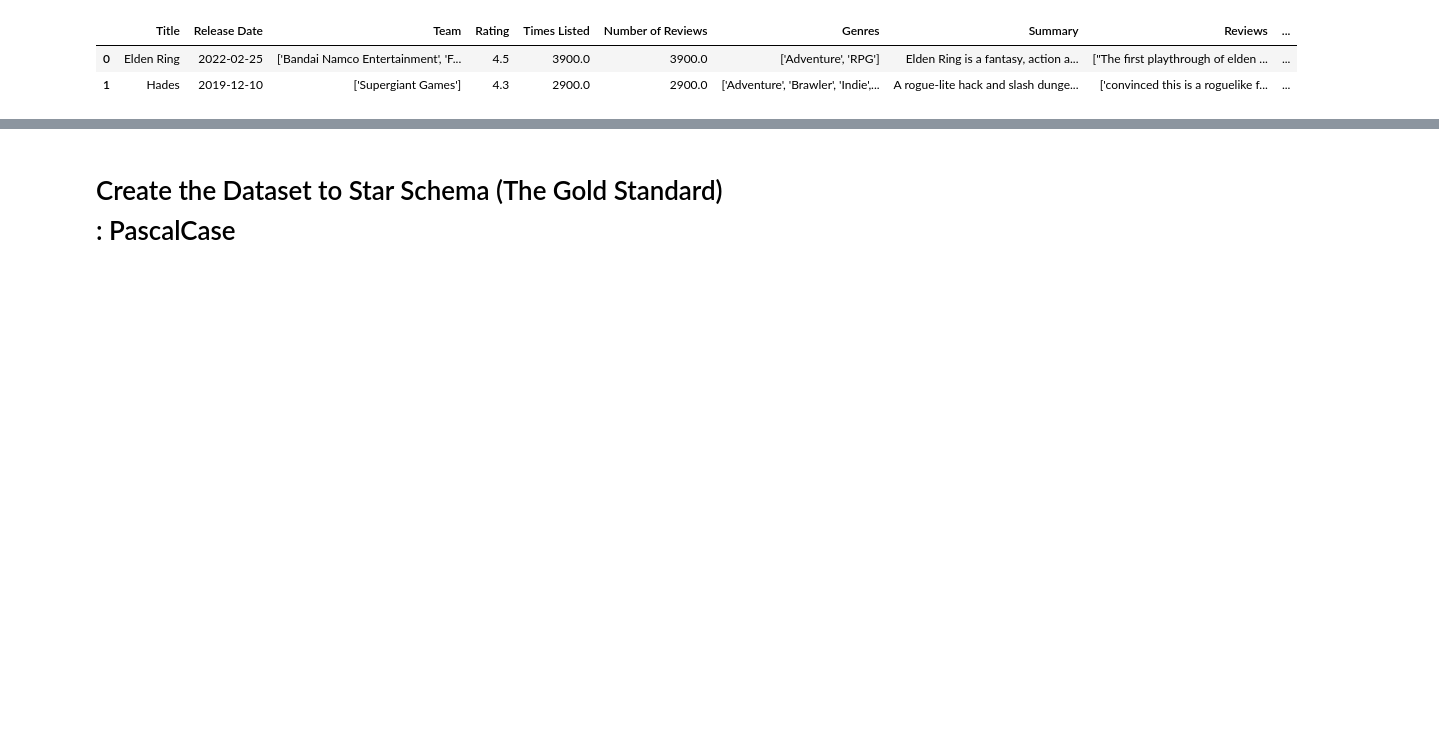
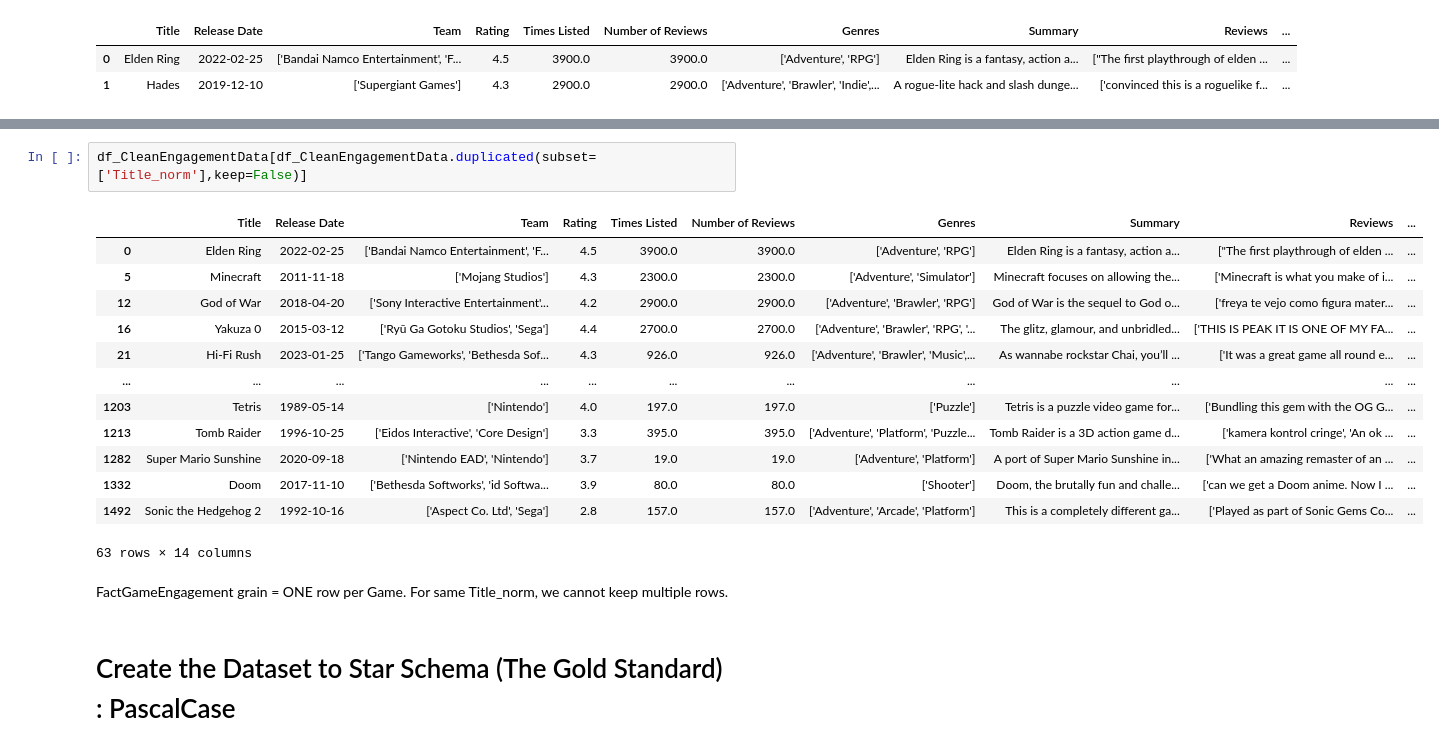
Before and after one commit to Simran-Sh/Labmentix-Internship, a Jupyter notebook: Video_GameDataAnalysis/VideoGamePhase1b.ipynb, the cells around one changed output, grey strips where cells are left out. Cells and saved outputs as stored; diff of their text form; blank space fills up the shorter version.

```diff
--- a/Video_GameDataAnalysis/VideoGamePhase1b.ipynb
+++ b/Video_GameDataAnalysis/VideoGamePhase1b.ipynb
@@ -18,3 +42,21 @@ df_CleanEngagementData.head(2)
+# %%
+df_CleanEngagementData[df_CleanEngagementData.duplicated(subset=['Title_norm'],keep=False)]
+# %% [output]
+|  | Title | Release Date | Team | Rating | Times Listed | Number of Reviews | Genres | Summary | Reviews | ... |
+| 0 | Elden Ring | 2022-02-25 | ['Bandai Namco Entertainment', 'F... | 4.5 | 3900.0 | 3900.0 | ['Adventure', 'RPG'] | Elden Ring is a fantasy, action a... | ["The first playthrough of elden ... | ... |
+| 5 | Minecraft | 2011-11-18 | ['Mojang Studios'] | 4.3 | 2300.0 | 2300.0 | ['Adventure', 'Simulator'] | Minecraft focuses on allowing the... | ['Minecraft is what you make of i... | ... |
+| 12 | God of War | 2018-04-20 | ['Sony Interactive Entertainment'... | 4.2 | 2900.0 | 2900.0 | ['Adventure', 'Brawler', 'RPG'] | God of War is the sequel to God o... | ['freya te vejo como figura mater... | ... |
+| 16 | Yakuza 0 | 2015-03-12 | ['Ryū Ga Gotoku Studios', 'Sega'] | 4.4 | 2700.0 | 2700.0 | ['Adventure', 'Brawler', 'RPG', '... | The glitz, glamour, and unbridled... | ['THIS IS PEAK IT IS ONE OF MY FA... | ... |
+| 21 | Hi-Fi Rush | 2023-01-25 | ['Tango Gameworks', 'Bethesda Sof... | 4.3 | 926.0 | 926.0 | ['Adventure', 'Brawler', 'Music',... | As wannabe rockstar Chai, you’ll ... | ['It was a great game all round e... | ... |
+| ... | ... | ... | ... | ... | ... | ... | ... | ... | ... | ... |
+| 1203 | Tetris | 1989-05-14 | ['Nintendo'] | 4.0 | 197.0 | 197.0 | ['Puzzle'] | Tetris is a puzzle video game for... | ['Bundling this gem with the OG G... | ... |
+| 1213 | Tomb Raider | 1996-10-25 | ['Eidos Interactive', 'Core Design'] | 3.3 | 395.0 | 395.0 | ['Adventure', 'Platform', 'Puzzle... | Tomb Raider is a 3D action game d... | ['kamera kontrol cringe', 'An ok ... | ... |
+| 1282 | Super Mario Sunshine | 2020-09-18 | ['Nintendo EAD', 'Nintendo'] | 3.7 | 19.0 | 19.0 | ['Adventure', 'Platform'] | A port of Super Mario Sunshine in... | ['What an amazing remaster of an ... | ... |
+| 1332 | Doom | 2017-11-10 | ['Bethesda Softworks', 'id Softwa... | 3.9 | 80.0 | 80.0 | ['Shooter'] | Doom, the brutally fun and challe... | ['can we get a Doom anime. Now I ... | ... |
+| 1492 | Sonic the Hedgehog 2 | 1992-10-16 | ['Aspect Co. Ltd', 'Sega'] | 2.8 | 157.0 | 157.0 | ['Adventure', 'Arcade', 'Platform'] | This is a completely different ga... | ['Played as part of Sonic Gems Co... | ... |
+63 rows × 14 columns
+# %% [markdown]
+FactGameEngagement grain = ONE row per Game. For same Title_norm, we cannot keep multiple rows. <br>
 # %% [markdown]
 # Create the Dataset to Star Schema (The Gold Standard) : PascalCase
 # %%
```
Also changed, not shown: parts of 20 cells of this notebook, 15 other files.
